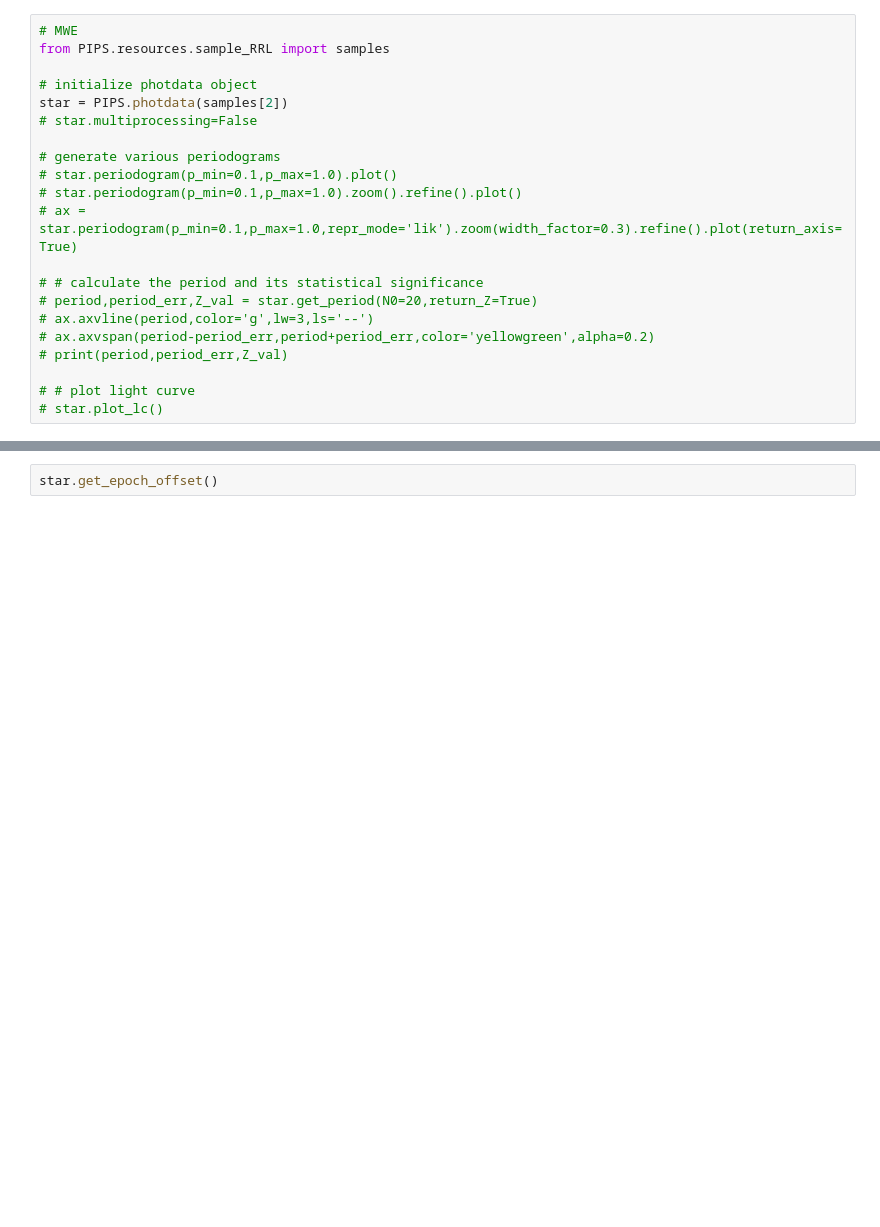
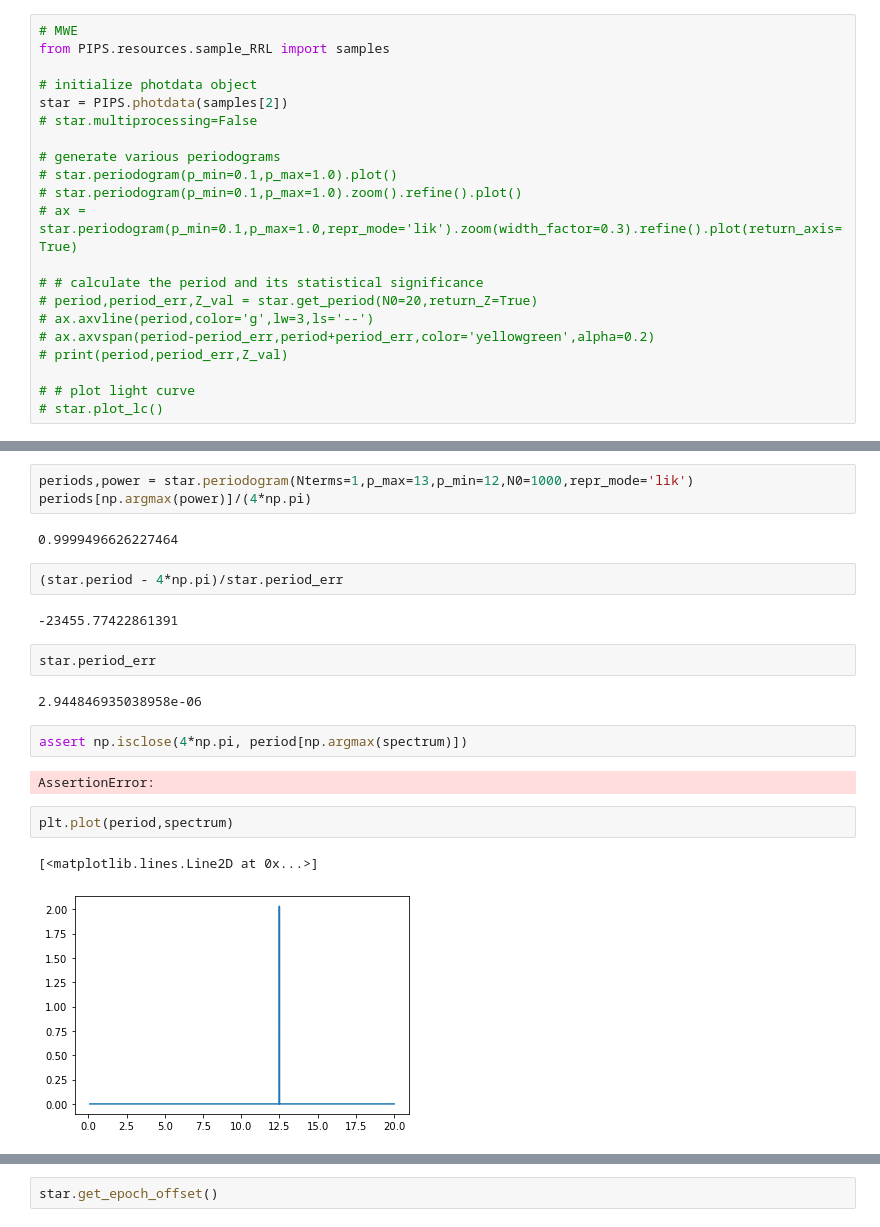
Before and after one commit to SterlingYM/astroPIPS, a Jupyter notebook: test.ipynb, the cells around one changed output, grey strips where cells are left out. Drawn from its saved outputs; the diff is of its cells as text; blank space fills up the shorter version.

```diff
--- a/test.ipynb
+++ b/test.ipynb
@@ -277,0 +299,22 @@ star = PIPS.photdata(samples[2])
+# %%
+periods,power = star.periodogram(Nterms=1,p_max=13,p_min=12,N0=1000,repr_mode='lik')
+periods[np.argmax(power)]/(4*np.pi)
+# %% [output]
+0.9999496626227464
+# %%
+(star.period - 4*np.pi)/star.period_err
+# %% [output]
+-23455.77422861391
+# %%
+star.period_err
+# %% [output]
+2.944846935038958e-06
+# %%
+assert np.isclose(4*np.pi, period[np.argmax(spectrum)])
+# %% [output]
+AssertionError:
+# %%
+plt.plot(period,spectrum)
+# %% [output]
+[<matplotlib.lines.Line2D at 0x...>]
+[figure, added]
```
Also changed, not shown: parts of 7 cells of this notebook, 4 other files.
